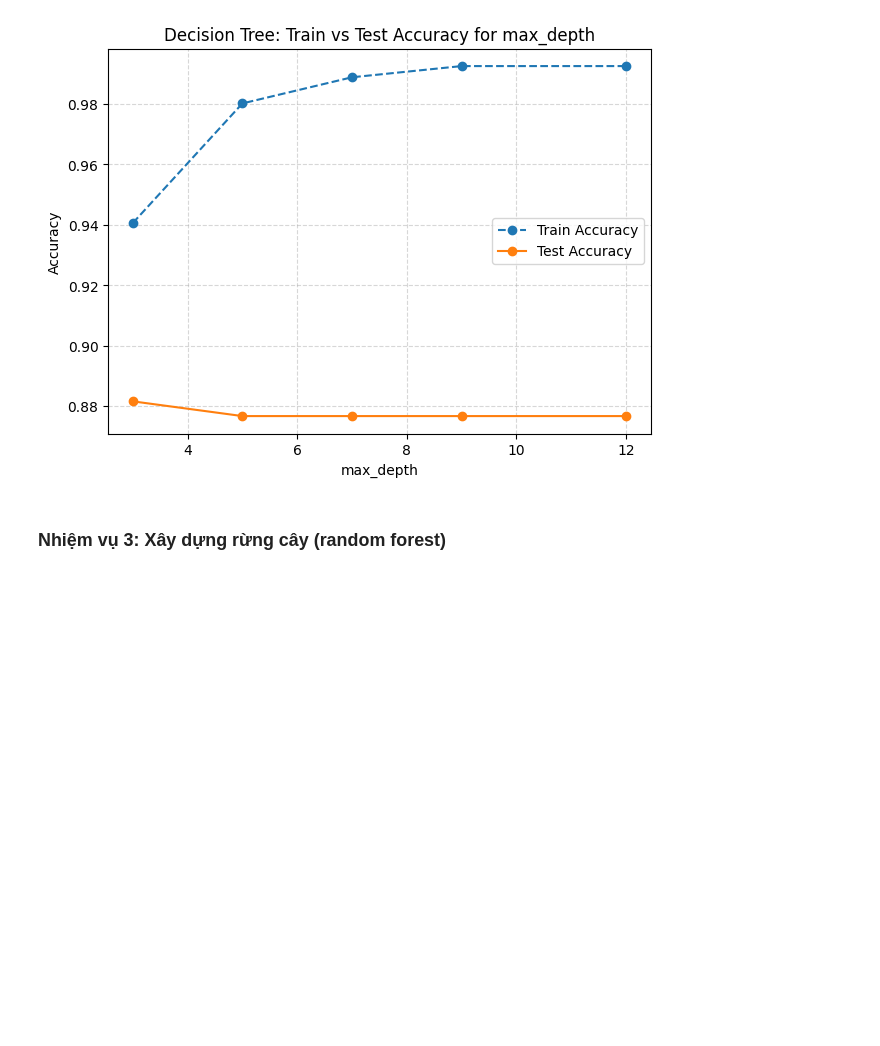
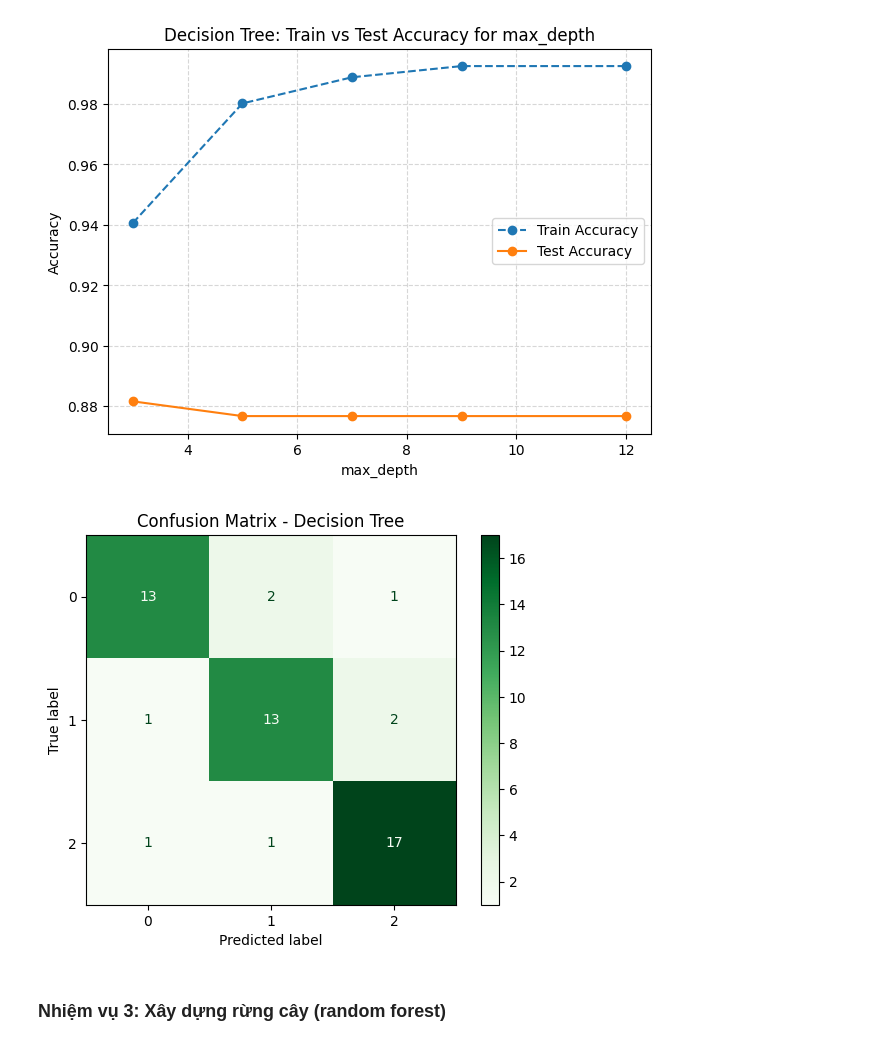
Before and after one commit to giangnguyen040605-netizen/ai_practice_prj, a Jupyter notebook: Baitapcuoikynhom/PhannhomCO2.ipynb, the cells around one changed output. Saved outputs shown, nothing was run; the diff lists cells and outputs as text; code cells hidden in the pictures; blank space fills up the shorter version.

```diff
--- a/Baitapcuoikynhom/PhannhomCO2.ipynb
+++ b/Baitapcuoikynhom/PhannhomCO2.ipynb
@@ -239,6 +250,16 @@ plt.legend()
 plt.show()
 # %% [output]
 [figure]
+# %%
+# Confusion Matrix cho Decision Tree
+y_pred_dt = grid_dt.predict(X_test)
+cm_dt = confusion_matrix(y_test, y_pred_dt)
+disp_dt = ConfusionMatrixDisplay(confusion_matrix=cm_dt)
+disp_dt.plot(cmap="Greens")
+plt.title("Confusion Matrix - Decision Tree")
+plt.show()
+# %% [output]
+[figure, added]
 # %% [markdown]
 ### Nhiệm vụ 3: Xây dựng rừng cây (random forest)
 # %%
```
Also changed, not shown: parts of 3 cells of this notebook.
